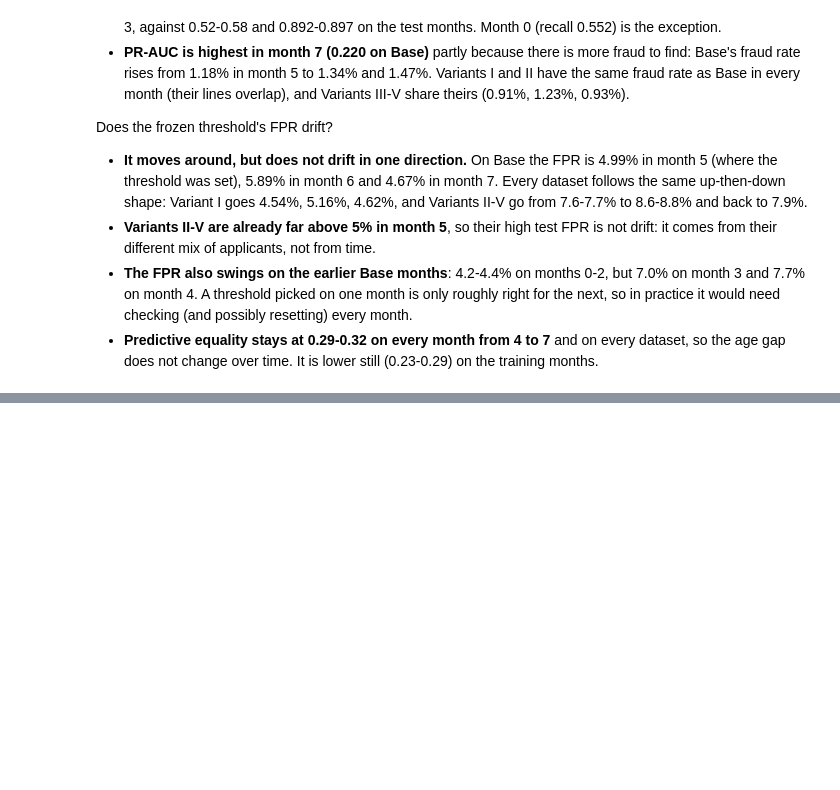
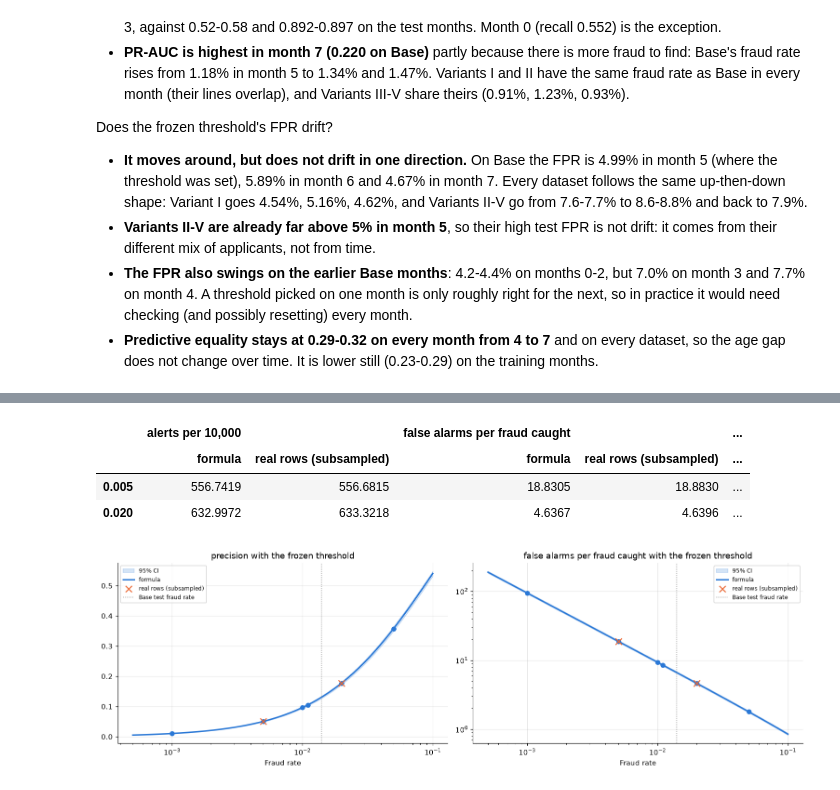
Before and after one commit to ErinaTjin/bt4012_grp10, a Jupyter notebook: notebooks/04_evaluation.ipynb, the cells around one changed output, grey strips where cells are left out. Cells and saved outputs as stored; diff of their text form; code cells hidden in the pictures; blank space fills up the shorter version.

```diff
--- a/notebooks/04_evaluation.ipynb
+++ b/notebooks/04_evaluation.ipynb
@@ -791,0 +1169,24 @@ Does the frozen threshold's FPR drift?
+# %%
+PI_OLD = base_month5['y_true'].mean()
+
+
+def shift_prior(p, pi_old, pi_new):
+    """Corrects probabilities fitted at fraud rate pi_old to fraud rate pi_new."""
+    p = np.clip(np.asarray(p, dtype=float), 1e-6, 1 - 1e-6)
+    odds = p / (1 - p) * (pi_new / (1 - pi_new)) / (pi_old / (1 - pi_old))
+    return odds / (1 + odds)
+
+
+targets = [(f'{pi:.1%}', pi) for pi in PREVALENCES] + [('Base test (actual)', y_base_test.mean())]
+rows = []
+for label, pi in targets:
+    per_seed = []
+    for seed in SEEDS:
+        shifted = shift_prior(base_test_probabilities[CHOSEN_CALIBRATOR][seed], PI_OLD, pi)
+        at_threshold = shift_prior(calibrators[(CHOSEN_CALIBRATOR, seed)](np.array([thresholds[seed]])), PI_OLD, pi)[0]
+        per_seed.append({'mean corrected probability': shifted.mean(),
+                         'probability at the frozen threshold': at_threshold,
+                         'share flagged with p >= 1/11': (shifted >= 1 / 11).mean()})
+    rows.append({'fraud rate': label, 'assumed rate': pi, **pd.DataFrame(per_seed).mean()})
+print(f'Fitted at the Base month-5 fraud rate: {PI_OLD:.4f}')
+pd.DataFrame(rows).set_index('fraud rate').round(4)
@@ -791,0 +1207,55 @@ Does the frozen threshold's FPR drift?
+# %%
+N_DRAWS = 20
+rng = np.random.default_rng(BOOTSTRAP_SEED)
+fraud_rows = np.flatnonzero(y_base_test == 1)
+genuine_rows = np.flatnonzero(y_base_test == 0)
+
+rows = []
+for pi in [0.005, 0.02]:
+    for draw in range(N_DRAWS):
+        if pi < y_base_test.mean():   # fewer fraud rows
+            n_fraud = round(pi / (1 - pi) * len(genuine_rows))
+            keep = np.r_[genuine_rows, rng.choice(fraud_rows, n_fraud, replace=False)]
+        else:                         # fewer genuine rows
+            n_genuine = round(len(fraud_rows) * (1 - pi) / pi)
+            keep = np.r_[fraud_rows, rng.choice(genuine_rows, n_genuine, replace=False)]
+        y = y_base_test[keep]
+        for seed in SEEDS:
+            flagged = base_test[f'score_seed{seed}'].to_numpy()[keep] >= thresholds[seed]
+            caught, false_alarms = (flagged & (y == 1)).sum(), (flagged & (y == 0)).sum()
+            rows.append({'fraud rate': pi, 'precision': caught / flagged.sum(),
+                         'alerts per 10,000': 10_000 * flagged.mean(),
+                         'fraud caught per 10,000': 10_000 * caught / len(y),
+                         'false alarms per fraud caught': false_alarms / caught})
+empirical = pd.DataFrame(rows).groupby('fraud rate').mean()
+analytic = pd.DataFrame({pi: at_fraud_rate(TPR_TEST, FPR_TEST, pi) for pi in [0.005, 0.02]}).T
+prevalence_check = pd.concat({'formula': analytic, 'real rows (subsampled)': empirical}, axis=1).swaplevel(axis=1).sort_index(axis=1)
+prevalence_check.round(4)
+# %% [output]
+|  | alerts per 10,000 |  | false alarms per fraud caught |  | ... |
+|  | formula | real rows (subsampled) | formula | real rows (subsampled) | ... |
+| 0.005 | 556.7419 | 556.6815 | 18.8305 | 18.8830 | ... |
+| 0.020 | 632.9972 | 633.3218 | 4.6367 | 4.6396 | ... |
+# %%
+grid = np.logspace(np.log10(0.0005), np.log10(0.1), 200)
+curve = at_fraud_rate(TPR_TEST, FPR_TEST, grid)
+band = at_fraud_rate(base_resamples['recall at threshold'].to_numpy()[:, None],
+                     base_resamples['FPR at threshold'].to_numpy()[:, None], grid[None, :])   # resamples x grid
+
+fig, axes = plt.subplots(1, 2, figsize=(14, 4.5))
+for ax, measure in zip(axes, ['precision', 'false alarms per fraud caught']):
+    ax.fill_between(grid, np.percentile(band[measure], 2.5, axis=0), np.percentile(band[measure], 97.5, axis=0),
+                    color=BLUE, alpha=0.2, label='95% CI')
+    ax.plot(grid, curve[measure], color=BLUE, linewidth=2, label='formula')
+    ax.scatter(PREVALENCES, [at_fraud_rate(TPR_TEST, FPR_TEST, pi)[measure] for pi in PREVALENCES], color=BLUE, zorder=3)
+    ax.scatter(empirical.index, empirical[measure], color=ORANGE, marker='x', s=80, zorder=4, label='real rows (subsampled)')
+    ax.axvline(y_base_test.mean(), color=GREY, linestyle=':', linewidth=1, label='Base test fraud rate')
+    ax.set_xscale('log')
+    ax.set_xlabel('Fraud rate')
+    ax.set_title(f'{measure} with the frozen threshold')
+    ax.legend(fontsize=8)
+axes[1].set_yscale('log')
+plt.tight_layout()
+plt.show()
+# %% [output]
+[figure, added]
```
Also changed, not shown: parts of 51 cells of this notebook.
